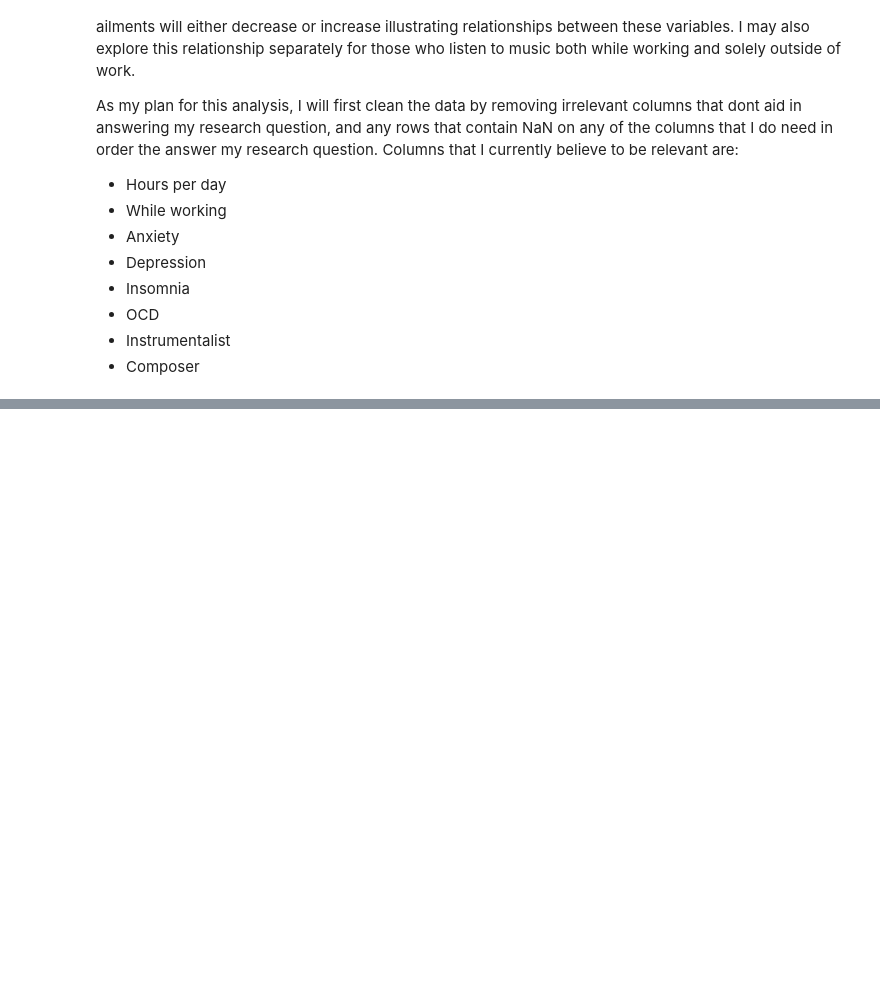
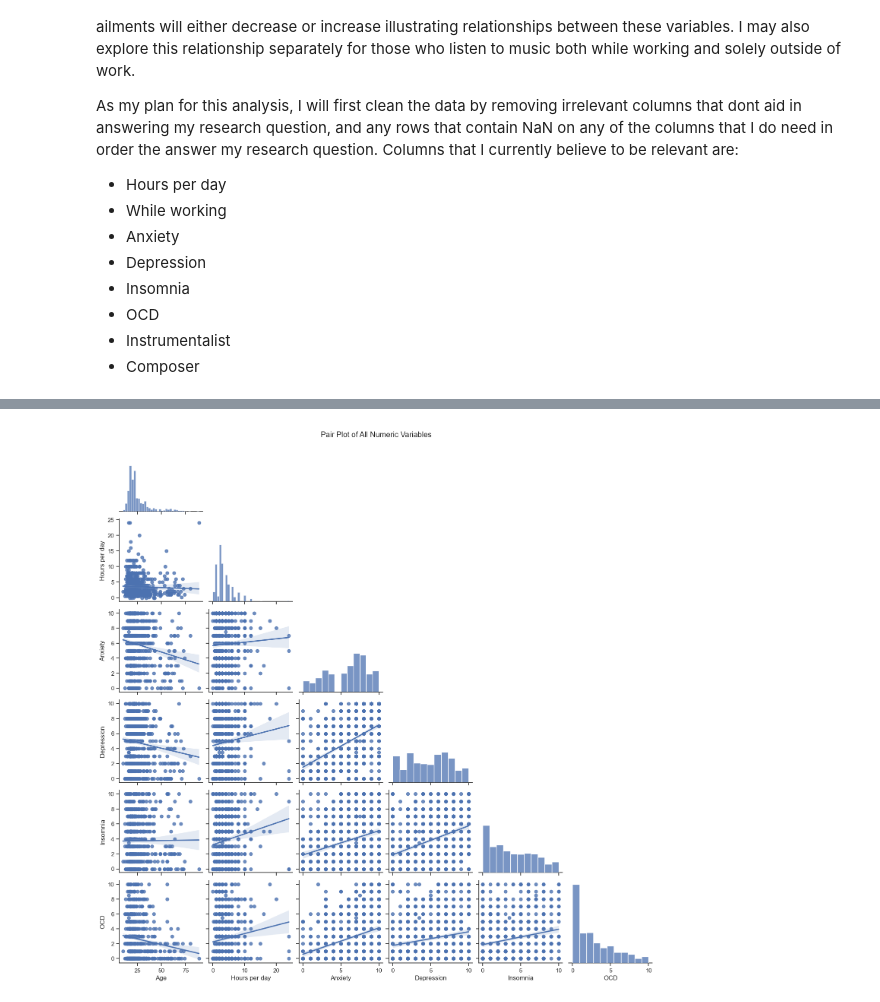
Before and after one commit to ubco-W2022T2-data301/project-group29, a Jupyter notebook: analysis/analysis1.ipynb, the cells around one changed output, grey strips where cells are left out. Cells and saved outputs as stored; diff of their text form; code cells hidden in the pictures; blank space fills up the shorter version.

Commit message:
added exploratory data visualizations to analysis1

```diff
--- a/analysis/analysis1.ipynb
+++ b/analysis/analysis1.ipynb
@@ -4,6 +4,11 @@
 # import statements
 import numpy as np
 import pandas as pd
+import seaborn as sns
+import matplotlib.pyplot as plt
+
+#setting seaborn theme
+sns.set_theme(style="ticks")
 # %%
 #loading data into notebook
 data = pd.read_csv("./../data/raw/mxmh_survey_results.csv")
@@ -42,0 +68,5 @@ As my plan for this analysis, I will first clean the data by removing irrelevant
+# %%
+# imitial plot to see correlations between all numeric variables
+pairPlotOfNumerics = sns.pairplot(data = data, kind = "reg", corner = True, vars = ["Age", "Hours per day", "Anxiety", "Depression", "Insomnia", "OCD"], ).fig.suptitle("Pair Plot of All Numeric Variables")
+# %% [output]
+[figure, added]
```
Also changed, not shown: parts of 9 cells of this notebook.
